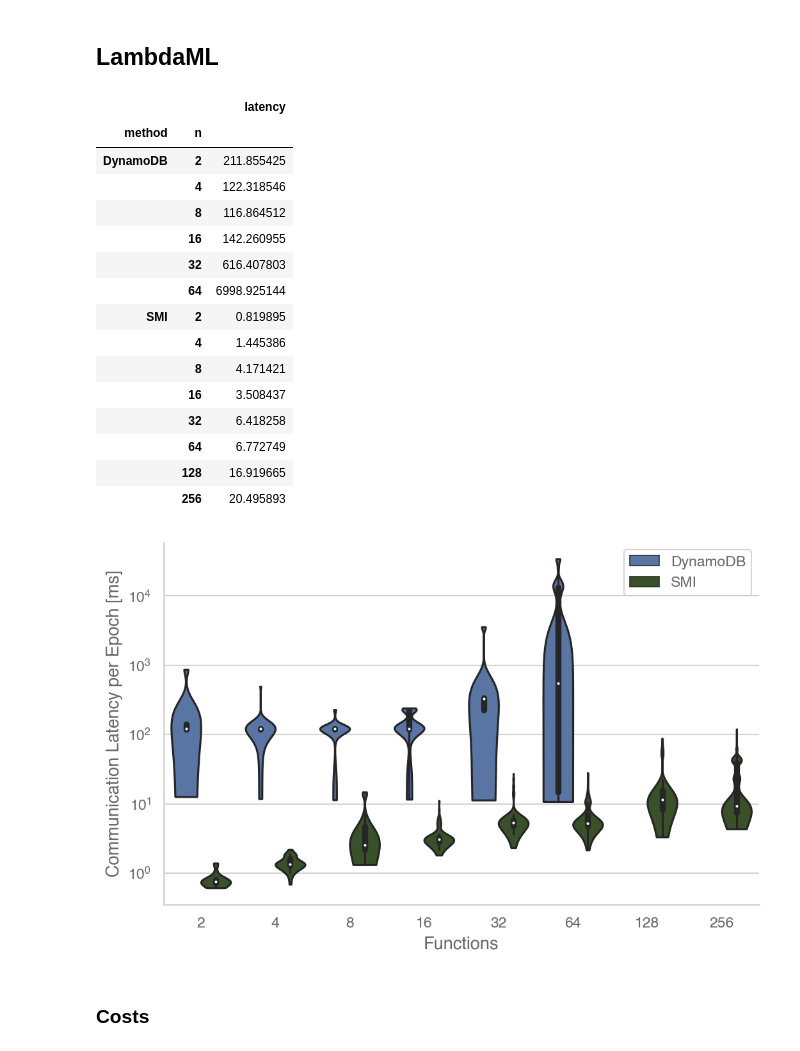
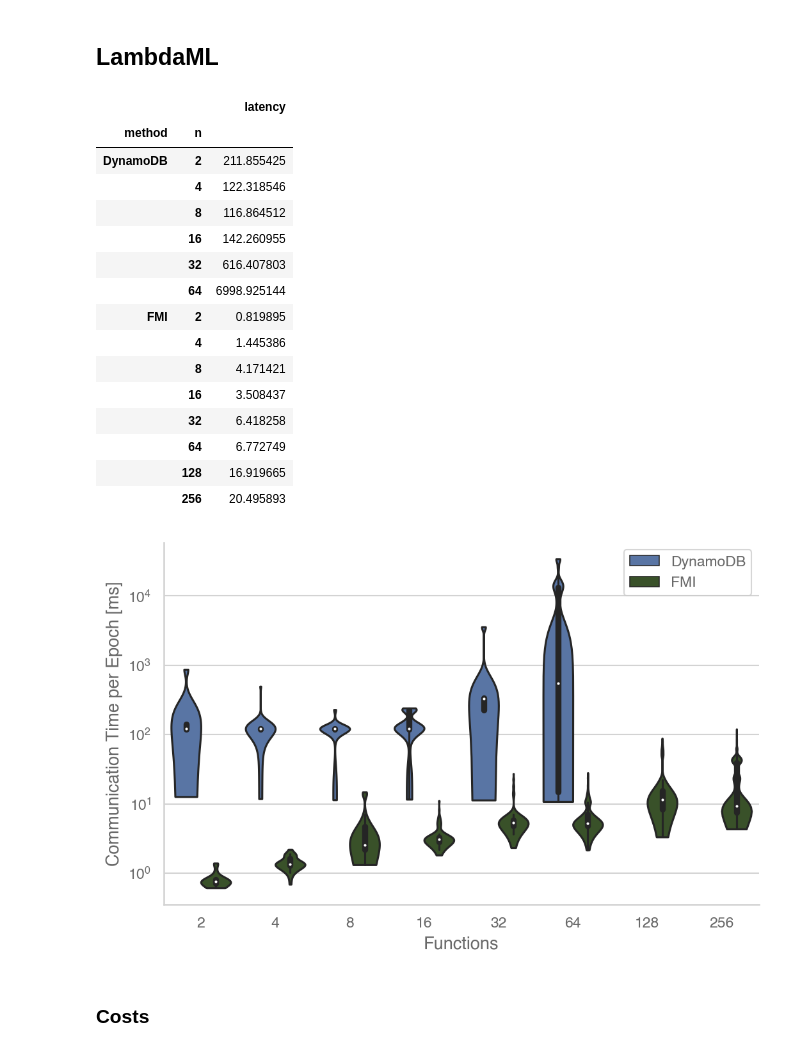
Before and after one commit to OpenCoreCH/LambdaCommBenchmarks, a Jupyter notebook: analysis/lambda_comm_benchmarks.ipynb, the cells around one changed output. Cells and saved outputs as stored; diff of their text form; code cells hidden in the pictures.

```diff
--- a/analysis/lambda_comm_benchmarks.ipynb
+++ b/analysis/lambda_comm_benchmarks.ipynb
@@ -1371,7 +1386,7 @@ for experiment in experiments:
                 data["latency"].append(start_times[exchange_num] - min(values))
             else:
                 data["latency"].append(max(values) - start_times[exchange_num])
-            data["method"].append("SMI")
+            data["method"].append("FMI")
     vals[experiment] = pd.DataFrame(data)
 
 display(vals["allreduce"].groupby(['n', 'method']).max())
@@ -1775,15 +1790,15 @@ fig.savefig(os.path.join(OUTPUT_PATH, "smi_benchmark_collectives.pdf"))
 NUM_NODES = [2, 4, 8, 16, 32]
 vals = {}
 for experiment in experiments:
-    vals[experiment] = pd.concat([mpi_bench[experiment][(mpi_bench[experiment]["method"] == "SMI") | (mpi_bench[experiment]["method"] == "Open MPI")], lambda_bench[experiment][lambda_bench[experiment]["method"] == "Direct"]])
-    vals[experiment]["method"] = vals[experiment]["method"].replace({"SMI": "EC2 VMs (SMI Direct)", "Open MPI": "EC2 VMs (Open MPI)", "Direct": "Lambda Functions (SMI Direct)"})
+    vals[experiment] = pd.concat([mpi_bench[experiment][(mpi_bench[experiment]["method"] == "FMI") | (mpi_bench[experiment]["method"] == "Open MPI")], lambda_bench[experiment][lambda_bench[experiment]["method"] == "Direct"]])
+    vals[experiment]["method"] = vals[experiment]["method"].replace({"FMI": "EC2 VMs (FMI Direct)", "Open MPI": "EC2 VMs (Open MPI)", "Direct": "Lambda Functions (FMI Direct)"})
 fig, axs = plt.subplots(nrows=2, ncols=3, figsize=(12, 8))
 my_pal = {
-    "EC2 VMs (SMI Direct)": "#385723",
-    "Lambda Functions (SMI Direct)": "#98a68f",
+    "EC2 VMs (FMI Direct)": "#385723",
+    "Lambda Functions (FMI Direct)": "#98a68f",
     "EC2 VMs (Open MPI)": "b"
 }
-for method in ["EC2 VMs (SMI Direct)", "Lambda Functions (SMI Direct)", "EC2 VMs (Open MPI)"]:
+for method in ["EC2 VMs (FMI Direct)", "Lambda Functions (FMI Direct)", "EC2 VMs (Open MPI)"]:
     ix, iy = 0, 0
     for experiment in experiments:
         plot_data = {}
@@ -1825,7 +1840,7 @@ for method in ["EC2 VMs (SMI Direct)", "Lambda Functions (SMI Direct)", "EC2 VMs
         if iy > 2:
             iy = 0
             ix = 1
-fig.savefig(os.path.join(OUTPUT_PATH, "smi_mpi_lambda_benchmark_comparison.pdf"))
+fig.savefig(os.path.join(OUTPUT_PATH, "smi_mpi_lambda_benchmark_comparison.pdf"), bbox_inches='tight')
 # %% [output]
 [figure]
 # %% [markdown]
@@ -1853,7 +1868,7 @@ for num_node in NUM_NODES:
             for comm_time in data['comm_times'][1:]:
                 exp_data["n"].append(num_node)
                 exp_data["latency"].append(comm_time * 1000)
-                exp_data["method"].append("SMI")
+                exp_data["method"].append("FMI")
 vals = pd.DataFrame(exp_data)
 vals.groupby(['method', 'n']).mean()
 #vals.groupby(['method', 'n']).max()
@@ -1866,7 +1881,7 @@ vals.groupby(['method', 'n']).mean()
 |  | 16 | 142.260955 |
 |  | 32 | 616.407803 |
 |  | 64 | 6998.925144 |
-| SMI | 2 | 0.819895 |
+| FMI | 2 | 0.819895 |
 |  | 4 | 1.445386 |
 |  | 8 | 4.171421 |
 |  | 16 | 3.508437 |
@@ -1875,17 +1890,17 @@ vals.groupby(['method', 'n']).mean()
 |  | 128 | 16.919665 |
 |  | 256 | 20.495893 |
 # %%
-my_pal = {"DynamoDB": "b", "SMI": "#385723"}
+my_pal = {"DynamoDB": "b", "FMI": "#385723"}
 fig = plt.figure(figsize=(8,5))
 ax = fig.add_subplot()
 ax.set_yscale('log')
 sns.violinplot(x="n", y="latency", hue="method", data=vals, ax=ax, cut=0, palette=my_pal, scale="count")
 ax.set_xlabel("Functions")
-ax.set_ylabel("Communication Latency per Epoch [ms]")
+ax.set_ylabel("Communication Time per Epoch [ms]")
 ax.legend()
 fig.savefig(os.path.join(OUTPUT_PATH, "smi_benchmark_lambdaml.pdf"))
 # %% [output]
-[figure, old version]
+[figure, new version]
 # %% [markdown]
 ### Costs
 # %%
```
Also changed, not shown: parts of 11 cells of this notebook.
